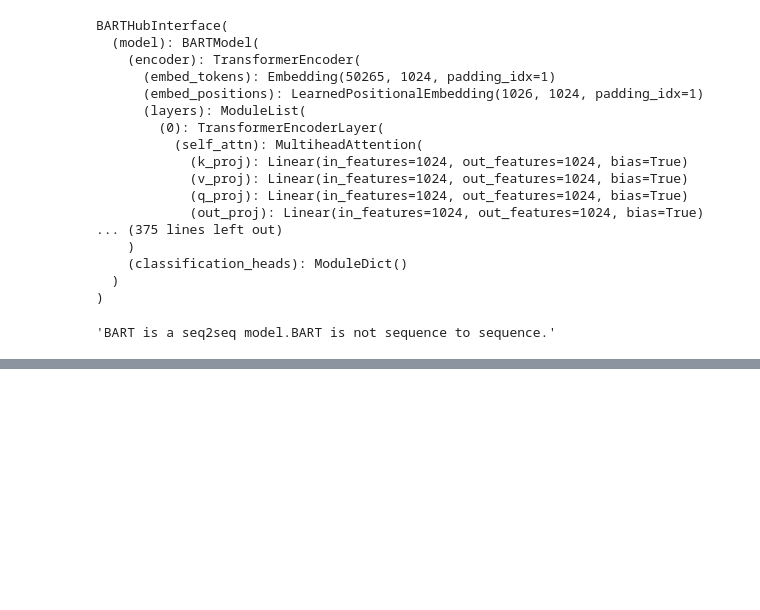
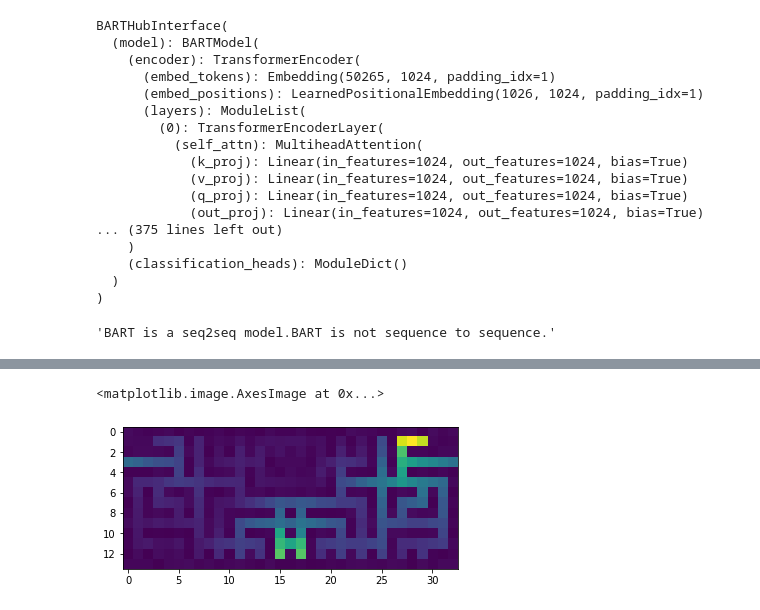
Before and after one commit to carlos-gemmell/Glasgow-NLP, a Jupyter notebook: notebooks/playground.ipynb, the cells around one changed output, grey strips where cells are left out. Saved outputs shown, nothing was run; the diff lists cells and outputs as text; code cells hidden in the pictures; blank space fills up the shorter version.

```diff
--- a/notebooks/playground.ipynb
+++ b/notebooks/playground.ipynb
@@ -1287,0 +1696,25 @@ bart.decode(tokens)
+# %%
+%%time
+
+class VALUE_FUNCTION():
+    def __init__(self, arena, gamma=0.9, iterations=5):
+        self.height, self.width = len(arena), len(arena[0])
+        self.value_grid = np.zeros((self.height, self.width))
+
+        # value iteration
+        for iters in range(iterations):
+            for x in range(self.width):
+                for y in range(self.height):
+                    if isinstance(arena[y][x], WALL):
+                        self.value_grid[y,x] = arena[y][x].proximity_reward
+                    else:
+                        self.value_grid[y,x] = max([arena[y][x].proximity_reward + gamma*self.value_grid[(y+dy)%self.height,(x+dx)%self.width] for dy, dx in [(1,0),(-1,0),(0,1),(0,-1)]])
+
+    def true_coords(self, x, y):
+
+        return x%self.width, y%self.height
+
+    def __call__(self, x, y):
+        return self.value_grid[y, x]
+
+value_fn = VALUE_FUNCTION(arena,iterations=13)
@@ -1287,0 +1724,5 @@ bart.decode(tokens)
+# %%
+plt.imshow(value_fn.value_grid + 2*np.random.random(value_fn.value_grid.shape))
+# %% [output]
+<matplotlib.image.AxesImage at 0x...>
+[figure, added]
```
Also changed, not shown: parts of 89 cells of this notebook, 5 other files.
